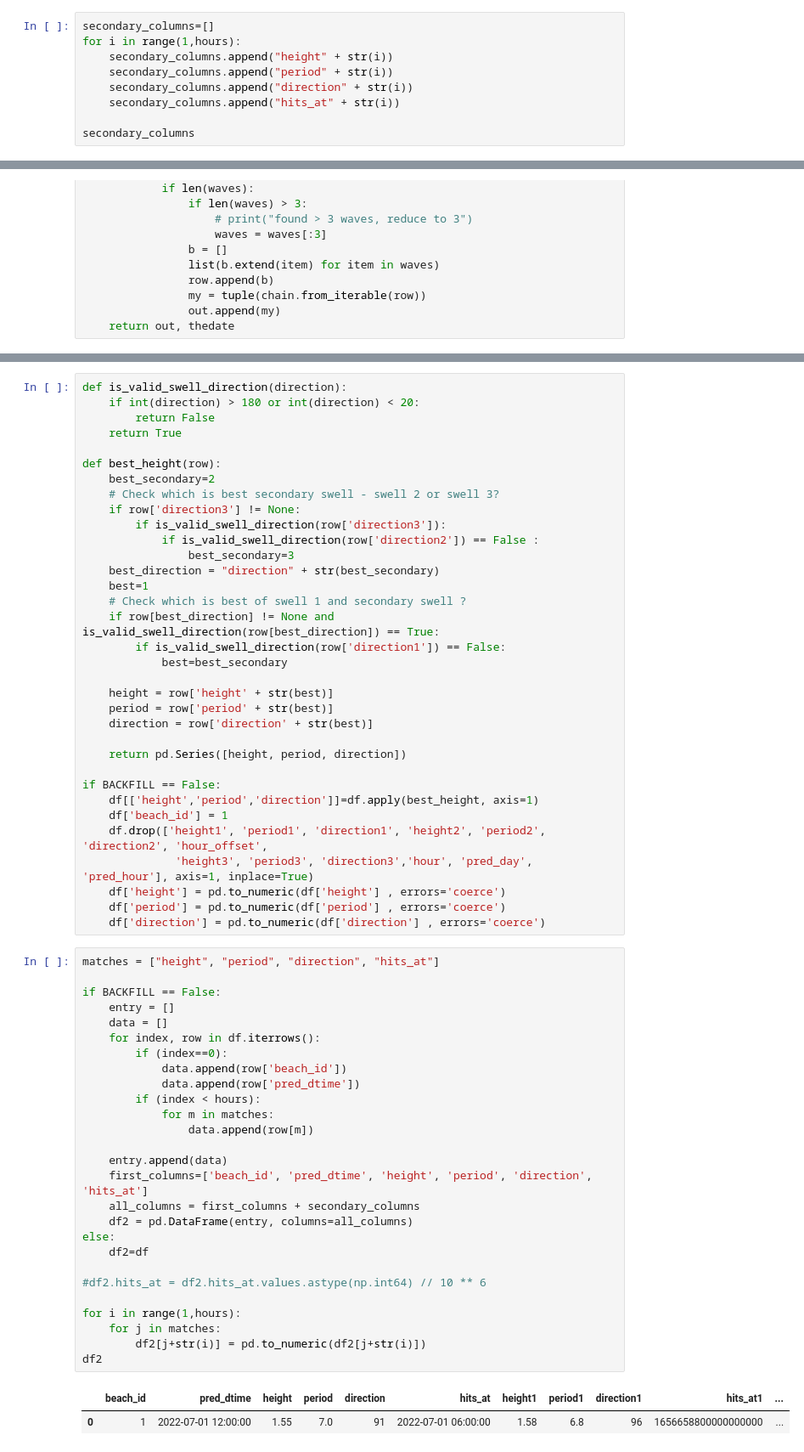
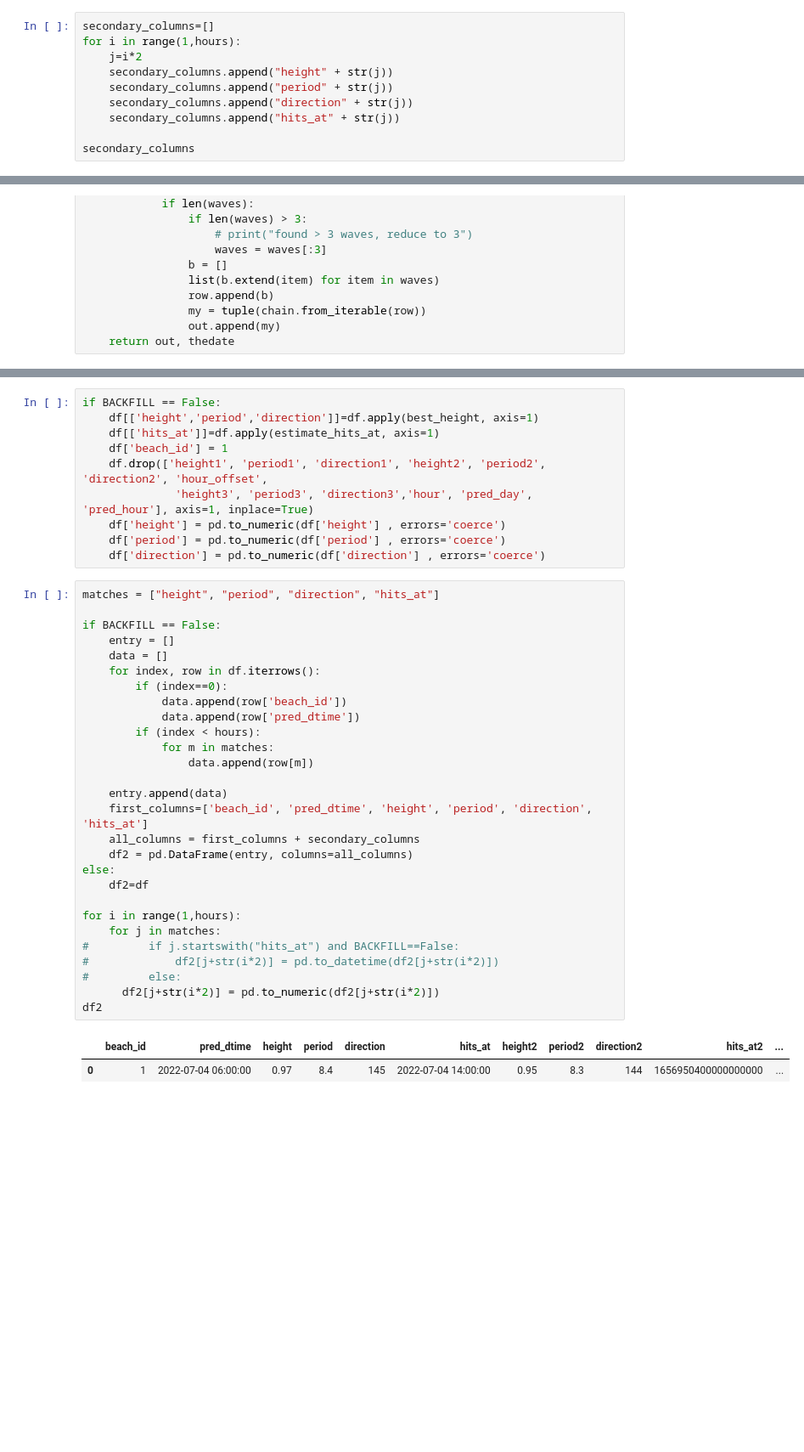
Before and after one commit to jimdowling/cjsurf, a Jupyter notebook: swell-predictions-feature-pipeline.ipynb, the cells around one changed output, grey strips where cells are left out. Shown at 85% size. Drawn from its saved outputs; the diff is of its cells as text; blank space fills up the shorter version.

```diff
--- a/swell-predictions-feature-pipeline.ipynb
+++ b/swell-predictions-feature-pipeline.ipynb
@@ -32,10 +37,11 @@ backfill_url="https://repo.hops.works/master/hopsworks-tutorials/data/cjsurf/swe
 # %%
 secondary_columns=[]
 for i in range(1,hours):
-    secondary_columns.append("height" + str(i))
-    secondary_columns.append("period" + str(i))
-    secondary_columns.append("direction" + str(i))
-    secondary_columns.append("hits_at" + str(i))
+    j=i*2
+    secondary_columns.append("height" + str(j))
+    secondary_columns.append("period" + str(j))
+    secondary_columns.append("direction" + str(j))
+    secondary_columns.append("hits_at" + str(j))
 
 secondary_columns
 # %% [output]
@@ -109,32 +157,8 @@ else: # BACKFILL == False
     df['pred_dtime'] = df['pred_dtime'] + df.hour.astype('timedelta64[h]')
 # %%
-def is_valid_swell_direction(direction):
-    if int(direction) > 180 or int(direction) < 20:
-        return False
-    return True
-
-def best_height(row):
-    best_secondary=2
-    # Check which is best secondary swell - swell 2 or swell 3?
-    if row['direction3'] != None:
-        if is_valid_swell_direction(row['direction3']):
-            if is_valid_swell_direction(row['direction2']) == False :
-                best_secondary=3
-    best_direction = "direction" + str(best_secondary)
-    best=1
-    # Check which is best of swell 1 and secondary swell ?
-    if row[best_direction] != None and is_valid_swell_direction(row[best_direction]) == True:
-        if is_valid_swell_direction(row['direction1']) == False:
-            best=best_secondary
-
-    height = row['height' + str(best)]
-    period = row['period' + str(best)]
-    direction = row['direction' + str(best)]
-
-    return pd.Series([height, period, direction])
-
 if BACKFILL == False:
     df[['height','period','direction']]=df.apply(best_height, axis=1)
+    df[['hits_at']]=df.apply(estimate_hits_at, axis=1)
     df['beach_id'] = 1
     df.drop(['height1', 'period1', 'direction1', 'height2', 'period2', 'direction2', 'hour_offset',
               'height3', 'period3', 'direction3','hour', 'pred_day', 'pred_hour'], axis=1, inplace=True)
@@ -144,33 +168,34 @@ if BACKFILL == False:
 # %%
 matches = ["height", "period", "direction", "hits_at"]
 
 if BACKFILL == False:
     entry = []
     data = []
     for index, row in df.iterrows():
         if (index==0):
             data.append(row['beach_id'])
             data.append(row['pred_dtime'])
         if (index < hours):
             for m in matches:
                 data.append(row[m])
 
     entry.append(data)
     first_columns=['beach_id', 'pred_dtime', 'height', 'period', 'direction', 'hits_at']
     all_columns = first_columns + secondary_columns
     df2 = pd.DataFrame(entry, columns=all_columns)
 else:
     df2=df
 
-#df2.hits_at = df2.hits_at.values.astype(np.int64) // 10 ** 6
-
 for i in range(1,hours):
     for j in matches:
-        df2[j+str(i)] = pd.to_numeric(df2[j+str(i)])
+#         if j.startswith("hits_at") and BACKFILL==False:
+#             df2[j+str(i*2)] = pd.to_datetime(df2[j+str(i*2)])
+#         else:
+      df2[j+str(i*2)] = pd.to_numeric(df2[j+str(i*2)])
 df2
 # %% [output]
-|  | beach_id | pred_dtime | height | period | direction | hits_at | height1 | period1 | direction1 | hits_at1 | ... |
-| 0 | 1 | 2022-07-01 12:00:00 | 1.55 | 7.0 | 91 | 2022-07-01 06:00:00 | 1.58 | 6.8 | 96 | 1656658800000000000 | ... |
+|  | beach_id | pred_dtime | height | period | direction | hits_at | height2 | period2 | direction2 | hits_at2 | ... |
+| 0 | 1 | 2022-07-04 06:00:00 | 0.97 | 8.4 | 145 | 2022-07-04 14:00:00 | 0.95 | 8.3 | 144 | 1656950400000000000 | ... |
 1 rows × 478 columns
 # %%
 project = hopsworks.login()
```
Also changed, not shown: parts of 7 cells of this notebook, 4 other files.
